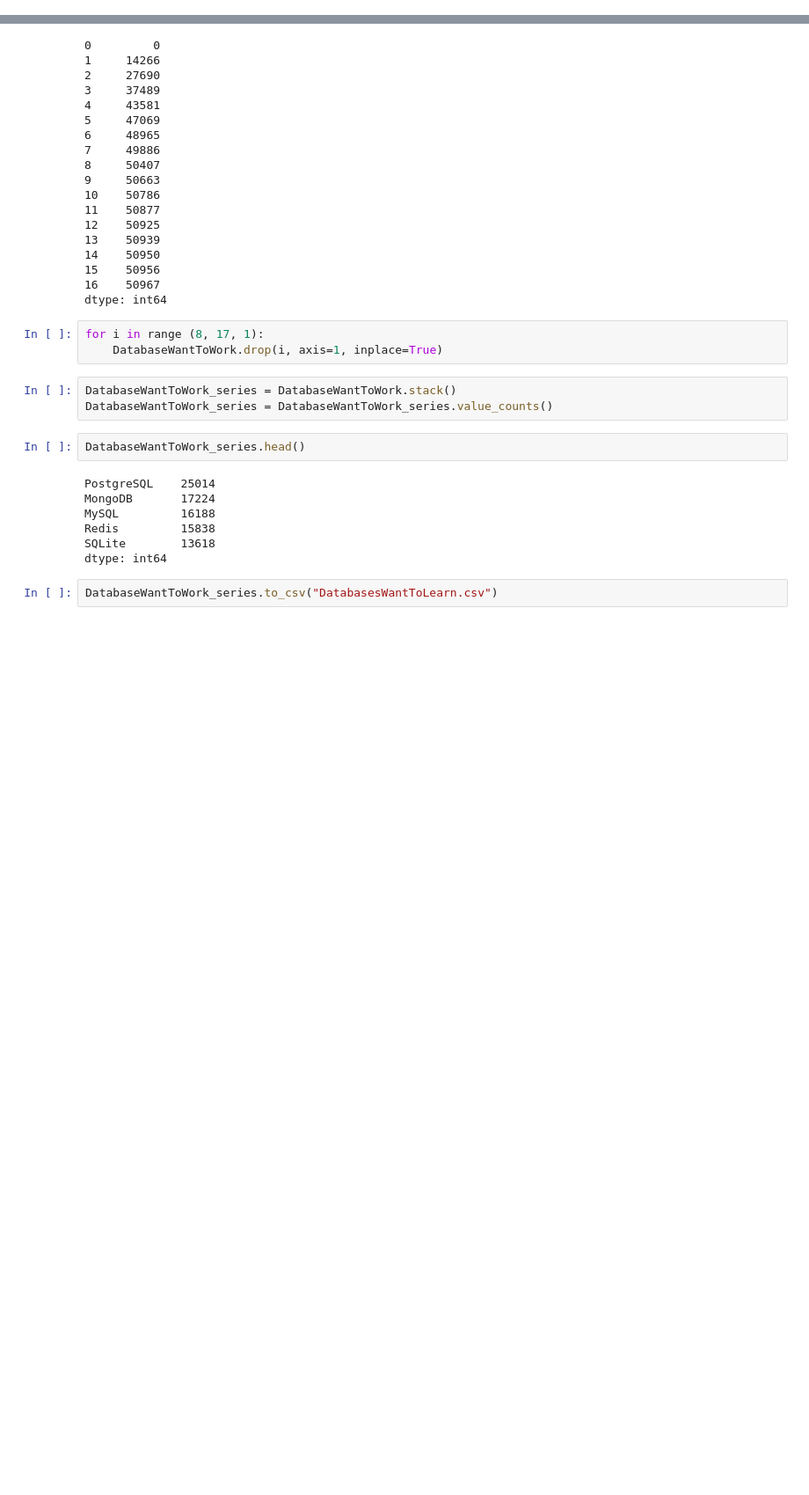
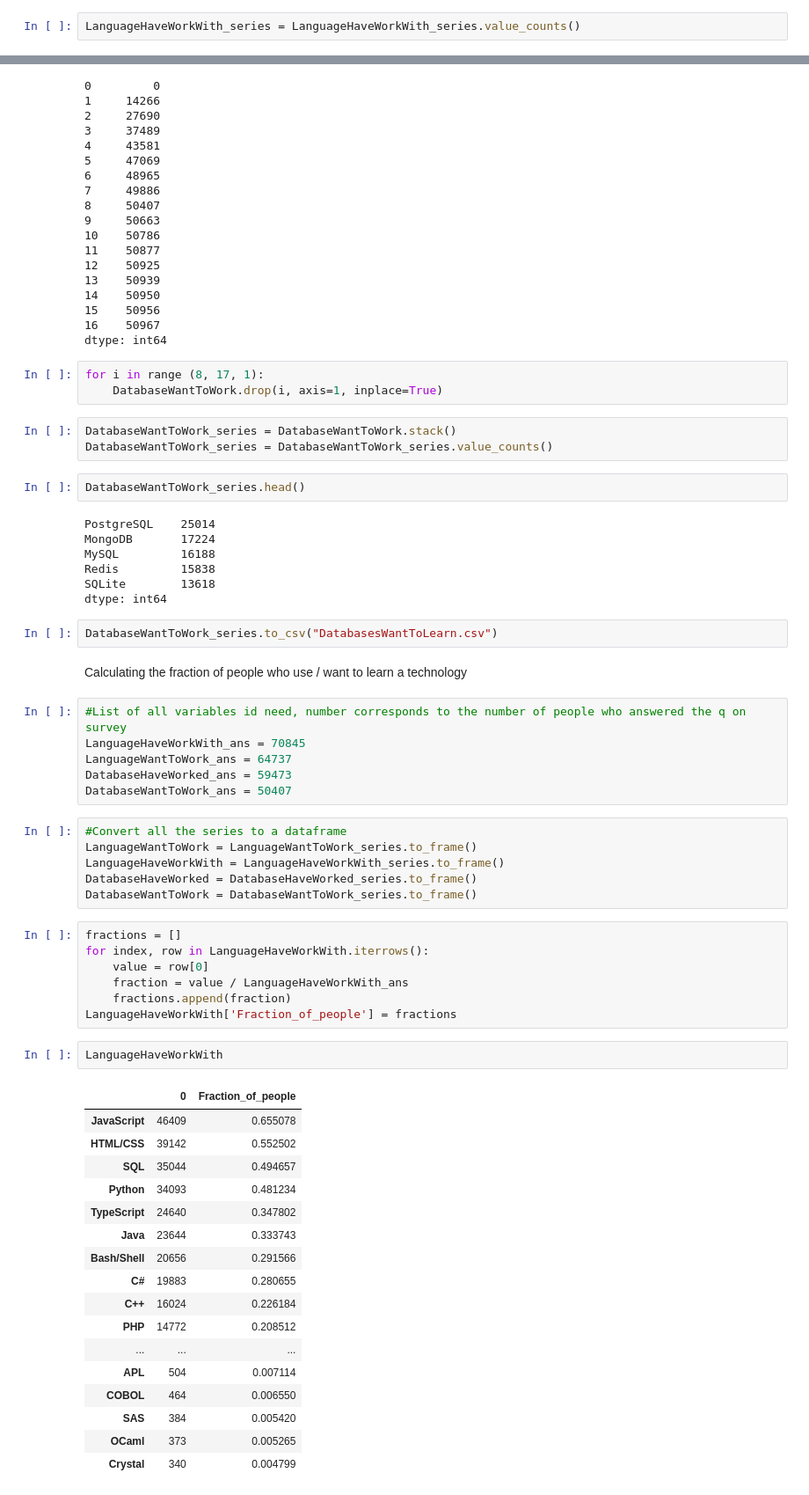
Before and after one commit to Alex-Polishchuk/Stack_overflow-data, a Jupyter notebook: survey_result_explore.ipynb, the cells around one changed output, grey strips where cells are left out. Shown at 88% size. Saved outputs shown, nothing was run; the diff lists cells and outputs as text; blank space fills up the shorter version.

Commit message:
survey explore final for languages to learn

```diff
--- a/survey_result_explore.ipynb
+++ b/survey_result_explore.ipynb
@@ -183,2 +181,4 @@ df_series = df_series.value_counts()
+# %%
+LanguageHaveWorkWith_series = LanguageHaveWorkWith_series.value_counts()
 # %%
 #Exporting the data to a csv
@@ -384,3 +384,44 @@ SQLite        13618
 dtype: int64
 # %%
 DatabaseWantToWork_series.to_csv("DatabasesWantToLearn.csv")
+# %% [markdown]
+Calculating the fraction of people who use / want to learn a technology
+# %%
+#List of all variables id need, number corresponds to the number of people who answered the q on survey
+LanguageHaveWorkWith_ans = 70845
+LanguageWantToWork_ans = 64737
+DatabaseHaveWorked_ans = 59473
+DatabaseWantToWork_ans = 50407
+# %%
+#Convert all the series to a dataframe
+LanguageWantToWork = LanguageWantToWork_series.to_frame()
+LanguageHaveWorkWith = LanguageHaveWorkWith_series.to_frame()
+DatabaseHaveWorked = DatabaseHaveWorked_series.to_frame()
+DatabaseWantToWork = DatabaseWantToWork_series.to_frame()
+# %%
+fractions = []
+for index, row in LanguageHaveWorkWith.iterrows():
+    value = row[0]
+    fraction = value / LanguageHaveWorkWith_ans
+    fractions.append(fraction)
+LanguageHaveWorkWith['Fraction_of_people'] = fractions
+# %%
+LanguageHaveWorkWith
+# %% [output]
+|  | 0 | Fraction_of_people |
+| JavaScript | 46409 | 0.655078 |
+| HTML/CSS | 39142 | 0.552502 |
+| SQL | 35044 | 0.494657 |
+| Python | 34093 | 0.481234 |
+| TypeScript | 24640 | 0.347802 |
+| Java | 23644 | 0.333743 |
+| Bash/Shell | 20656 | 0.291566 |
+| C# | 19883 | 0.280655 |
+| C++ | 16024 | 0.226184 |
+| PHP | 14772 | 0.208512 |
+| ... | ... | ... |
+| APL | 504 | 0.007114 |
+| COBOL | 464 | 0.006550 |
+| SAS | 384 | 0.005420 |
+| OCaml | 373 | 0.005265 |
+| Crystal | 340 | 0.004799 |
```
Also changed, not shown: parts of 18 cells of this notebook.
